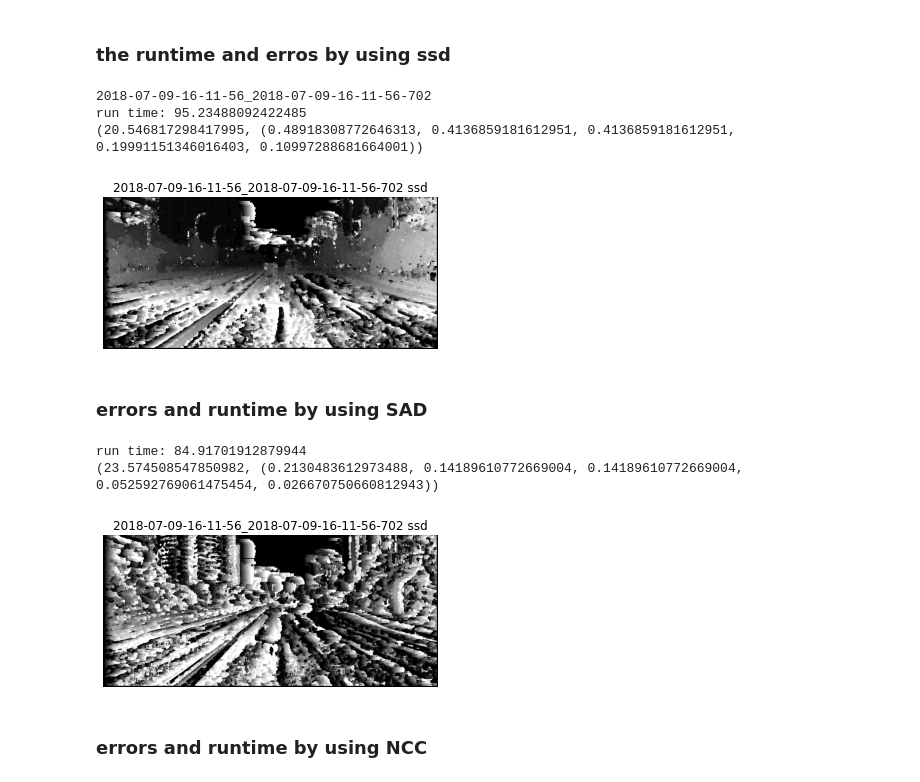
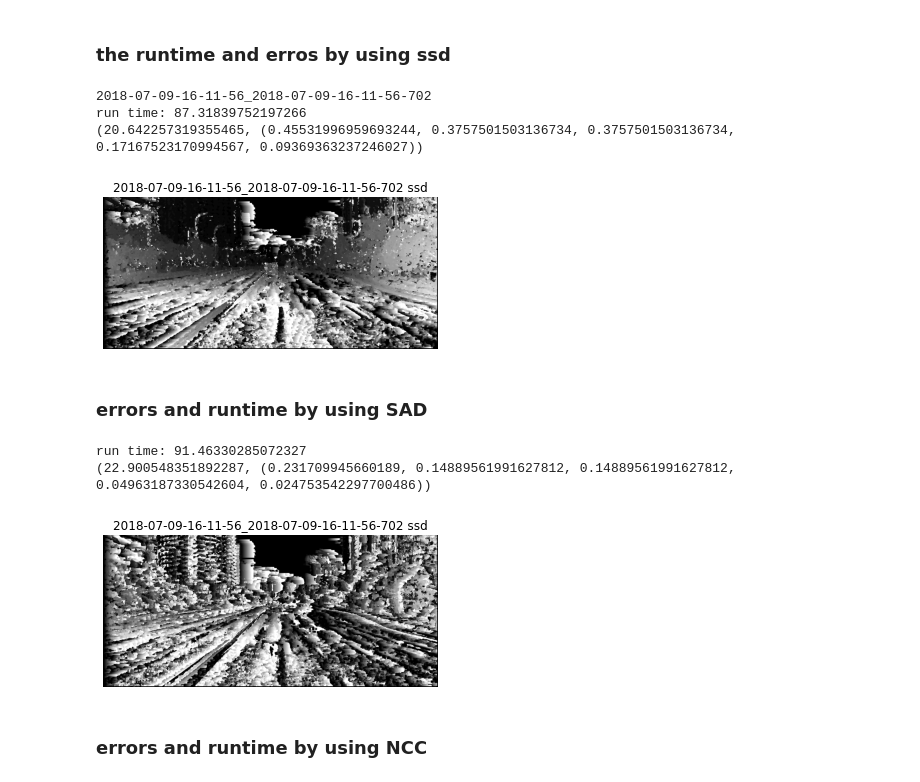
Before and after one commit to R-HUA/COMP90086-Computer-Vision, a Jupyter notebook: COMP90086.ipynb, the cells around one changed output. Saved outputs shown, nothing was run; the diff lists cells and outputs as text; code cells hidden in the pictures.

```diff
--- a/COMP90086.ipynb
+++ b/COMP90086.ipynb
@@ -182,27 +182,27 @@ def errors(img_truth,estimated_disparity):
 # %%
 THREAD_NUM = 1
 print(img_name)
 start = time.time()
-ssd_dmap = ssd(imgs[img_name][0],imgs[img_name][1],7)
+ssd_dmap = ssd(imgs[img_name][0],imgs[img_name][1],5)
 ssd_errors = errors(ground_truth[img_name]/256,ssd_dmap)
 ssd_run_time = time.time() - start
 print("run time:",ssd_run_time)
 print(ssd_errors)
 plt.imshow(ssd_dmap, cmap='gray')
 plt.title(img_name + " ssd")
 plt.axis('off')
 
 plt.show()
 # %% [output]
 2018-07-09-16-11-56_2018-07-09-16-11-56-702
-run time: 95.23488092422485
-(20.546817298417995, (0.48918308772646313, 0.4136859181612951, 0.4136859181612951, 0.19991151346016403, 0.10997288681664001))
+run time: 87.31839752197266
+(20.642257319355465, (0.45531996959693244, 0.3757501503136734, 0.3757501503136734, 0.17167523170994567, 0.09369363237246027))
-[figure, old version]
+[figure, new version]
 # %% [markdown]
 ### errors and runtime by using SAD
 # %%
 start = time.time()
-sad_dmap = sad(imgs[img_name][0],imgs[img_name][1],7)
+sad_dmap = sad(imgs[img_name][0],imgs[img_name][1],5)
 sad_errors = errors(ground_truth[img_name]/256,sad_dmap)
 sad_run_time = time.time() - start
 print("run time:",sad_run_time)
@@ -212,9 +212,9 @@ plt.title(img_name + " ssd")
 plt.axis('off')
 plt.show()
 # %% [output]
-run time: 84.91701912879944
-(23.574508547850982, (0.2130483612973488, 0.14189610772669004, 0.14189610772669004, 0.052592769061475454, 0.026670750660812943))
+run time: 91.46330285072327
+(22.900548351892287, (0.231709945660189, 0.14889561991627812, 0.14889561991627812, 0.04963187330542604, 0.024753542297700486))
-[figure, old version]
+[figure, new version]
 # %% [markdown]
 ### errors and runtime by using NCC
 # %%
```
Also changed, not shown: parts of 9 cells of this notebook.
